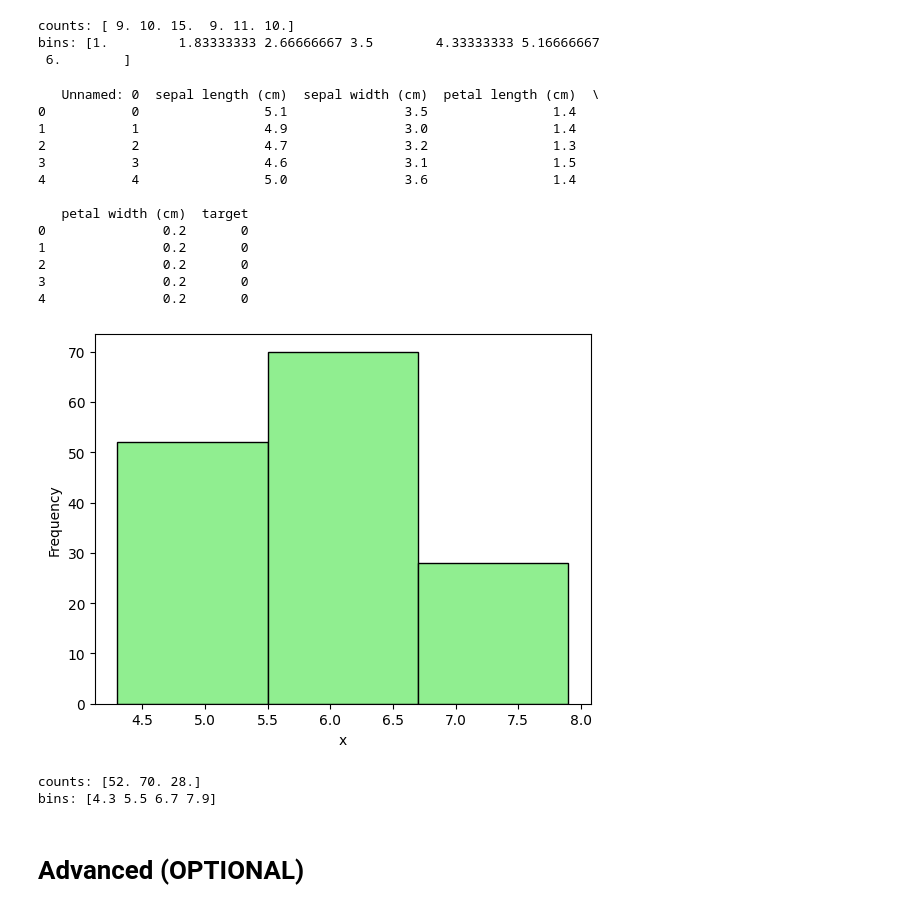
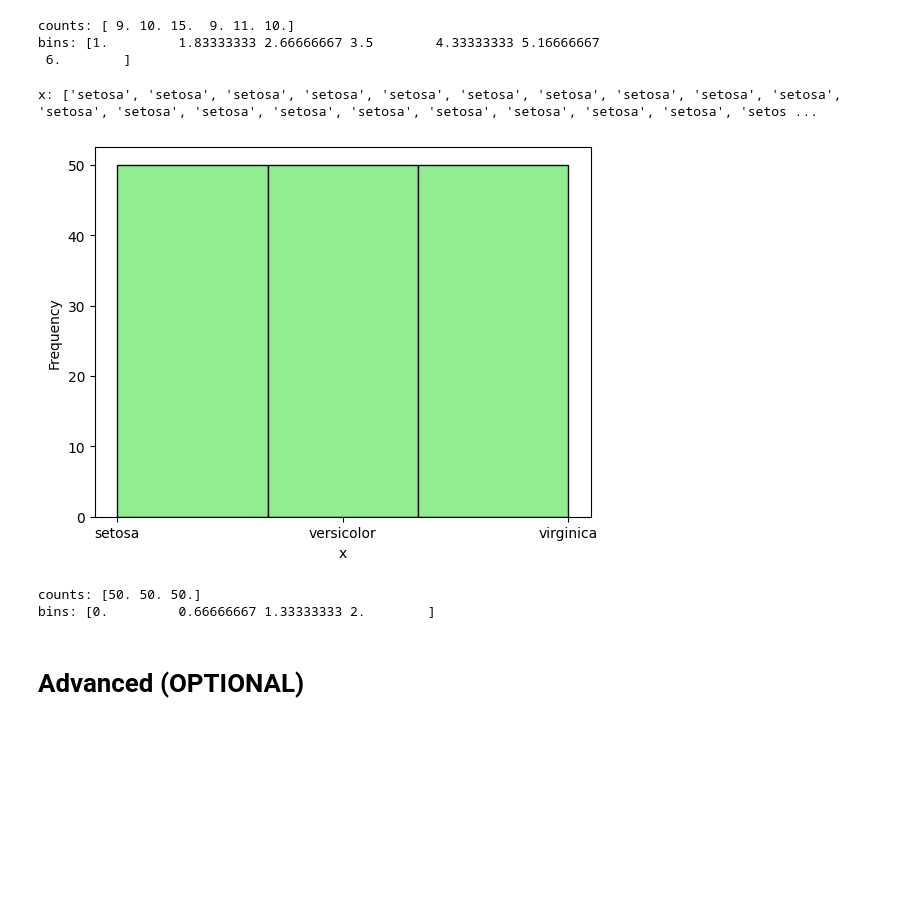
Before and after one commit to ash322ash422/tut_matplotlib, a Jupyter notebook: tut_mp3_histogram.ipynb, the cells around one changed output. Saved outputs shown, nothing was run; the diff lists cells and outputs as text; code cells hidden in the pictures; blank space fills up the shorter version.

```diff
--- a/tut_mp3_histogram.ipynb
+++ b/tut_mp3_histogram.ipynb
@@ -133,37 +137,29 @@ bins: [1.         1.83333333 2.66666667 3.5        4.33333333 5.16666667
 # %%
 # check if dataset is balanced on some feature
 df = pd.read_csv('iris.csv')
-print(df.head())
+# print(df.head())
 
-x = df['sepal length (cm)'] # do it for 'sepal width (cm)', 'petal length (cm)'
+x = list(df['species'])
+# x = df['sepal length (cm)'] # do it for 'sepal width (cm)', 'petal length (cm)'
+print(f"x: {x}")
+
 counts, bins, patches = plt.hist(x,
          bins=3,
          color='lightgreen',
          edgecolor='black'
 )
 plt.xlabel("x")
 plt.ylabel("Frequency")
+
 plt.show()
 
 print(f"counts: {counts}") # This gives count in  each bin
 print(f"bins: {bins}") # this gives the x-coordinate of each bin
 # %% [output]
-   Unnamed: 0  sepal length (cm)  sepal width (cm)  petal length (cm)  \
-0           0                5.1               3.5                1.4
-1           1                4.9               3.0                1.4
-2           2                4.7               3.2                1.3
-3           3                4.6               3.1                1.5
-4           4                5.0               3.6                1.4
-
-   petal width (cm)  target
-0               0.2       0
-1               0.2       0
-2               0.2       0
-3               0.2       0
-4               0.2       0
+x: ['setosa', 'setosa', 'setosa', 'setosa', 'setosa', 'setosa', 'setosa', 'setosa', 'setosa', 'setosa', 'setosa', 'setosa', 'setosa', 'setosa', 'setosa', 'setosa', 'setosa', 'setosa', 'setosa', 'setos ...
-[figure, old version]
+[figure, new version]
-counts: [52. 70. 28.]
-bins: [4.3 5.5 6.7 7.9]
+counts: [50. 50. 50.]
+bins: [0.         0.66666667 1.33333333 2.        ]
 # %% [markdown]
 # Advanced (OPTIONAL)
 # %%
```
Also changed, not shown: parts of 2 cells of this notebook, 2 other files.
